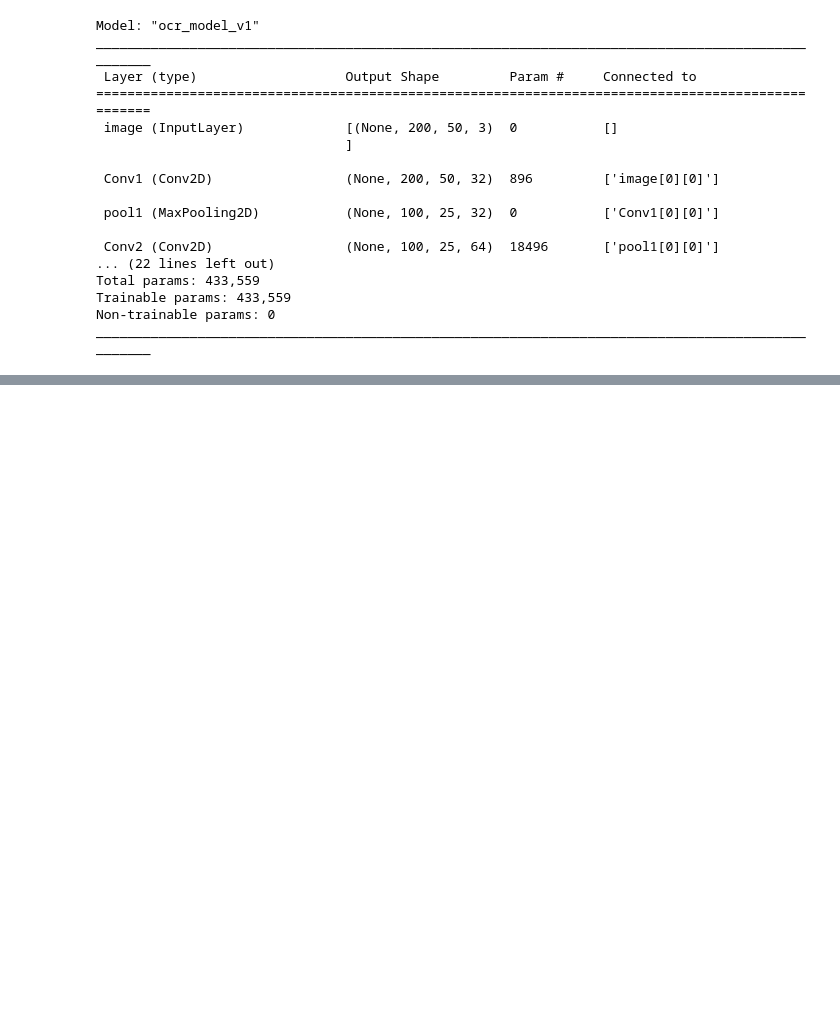
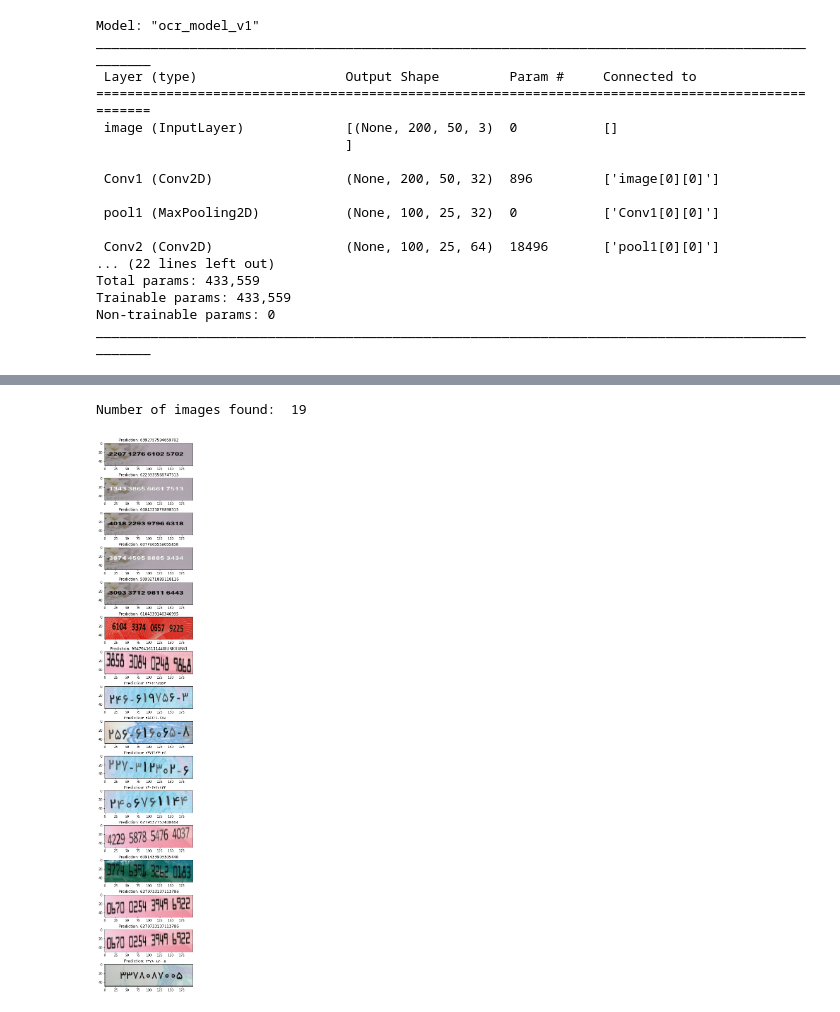
Before and after one commit to meliiwamd/OpticalCharacterRecognition, a Jupyter notebook: OpticalCharacterRecognition.ipynb, the cells around one changed output, grey strips where cells are left out. Drawn from its saved outputs; the diff is of its cells as text; code cells hidden in the pictures; blank space fills up the shorter version.

```diff
--- a/OpticalCharacterRecognition.ipynb
+++ b/OpticalCharacterRecognition.ipynb
@@ -689,0 +721,48 @@ Model's accuracy on validation data: % 98.59722222222223
+# %%
+def prediction(images):
+    print("Number of images found: ", len(images), '\n')
+
+    result = []
+
+    test_dataset = tf.data.Dataset.from_tensor_slices((images, ['0' * 16] * len(images)))
+    test_dataset = (
+        test_dataset.map(
+            EncodeSingleSample, num_parallel_calls=tf.data.AUTOTUNE
+        )
+        .batch(batch_size)
+        .prefetch(buffer_size=tf.data.AUTOTUNE)
+    )
+
+    prediction_model = keras.models.Model(
+        model.get_layer(name="image").input, model.get_layer(name="dense2").output
+    )
+
+    for batch in test_dataset.take(1):
+        batch_images = batch["image"]
+        batch_labels = batch["label"]
+
+        preds = prediction_model.predict(batch_images)
+        pred_texts = decode_batch_predictions(preds)
+
+        result = result + pred_texts
+
+        plt.figure(figsize=(5,2 * len(batch_images)))
+        for i in range(len(pred_texts)):
+            plt.subplot(len(batch_images), 1, i + 1)
+
+            img = (batch_images[i] * 255).numpy().astype(np.uint8)
+            img = tf.transpose(img, perm=[1, 0, 2])
+            title = f"Prediction: {pred_texts[i]}"
+            plt.imshow(img)
+            plt.title(title)
+            # plt.axis("off")
+
+    return result
+# %%
+data_dir = Path(base_dir + 'Tests/')
+images = list(map(str, list(data_dir.glob("*.jpg"))))
+# %%
+results = prediction(images)
+# %% [output]
+Number of images found:  19
+[figure, added]
```
Also changed, not shown: parts of 23 cells of this notebook.
